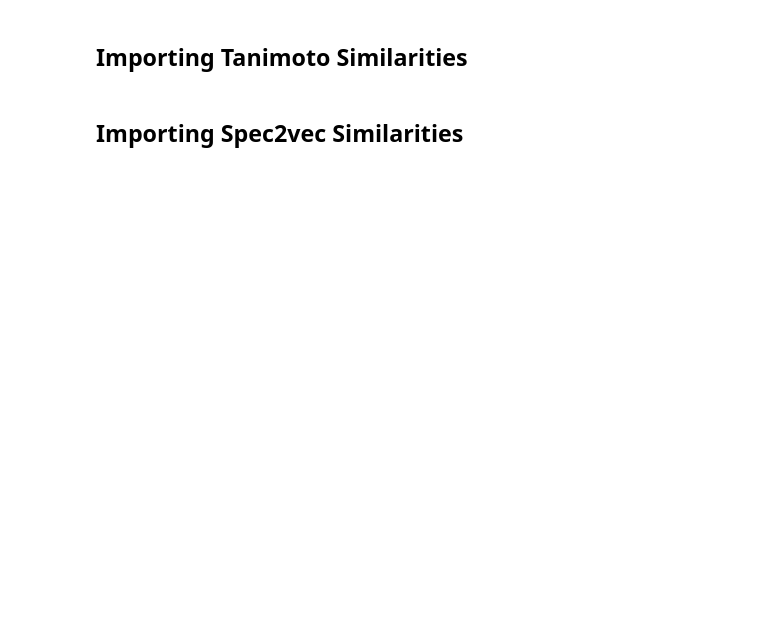
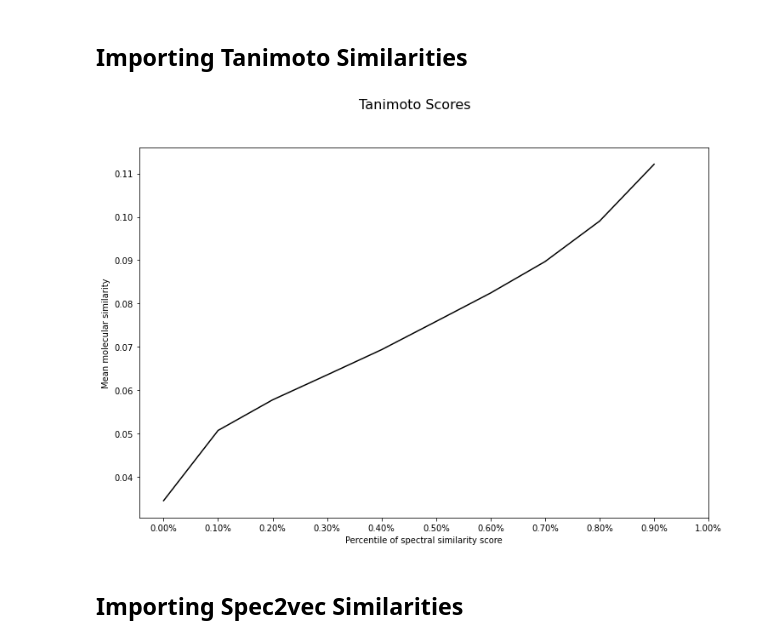
Before and after one commit to efrain2010/spec2vec_gcms_data_analysis, a Jupyter notebook: notebooks/Compare the different scores.ipynb, the cells around one changed output. Cells and saved outputs as stored; diff of their text form; code cells hidden in the pictures; blank space fills up the shorter version.

```diff
--- a/notebooks/Compare the different scores.ipynb
+++ b/notebooks/Compare the different scores.ipynb
@@ -90,6 +79,10 @@ matrix_matches_demuth = np.load(filename)
 # %%
 filename = os.path.join(path, "gcms_similarities_morgan3_2048_dice.npy")
 matrix_similarities_tanimoto = np.load(filename)
+# %%
+plot_similarity_matrix_percentile(matrix_similarities_tanimoto, "Tanimoto Scores")
+# %% [output]
+[figure, added]
 # %% [markdown]
 ## Importing Spec2vec Similarities
 # %%
```
Also changed, not shown: parts of 9 cells of this notebook.
